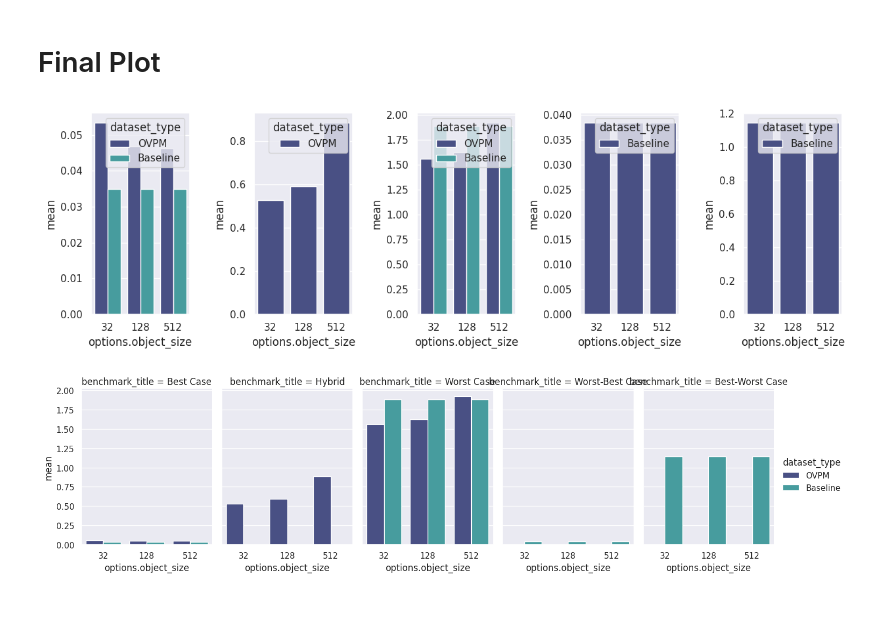
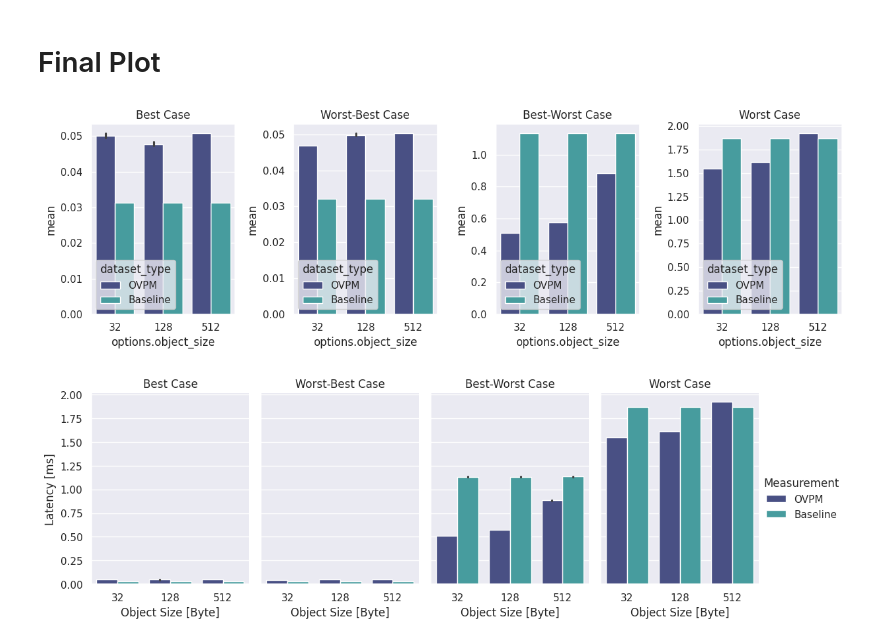
Before and after one commit to markus-gerber/vnv-heap, a Jupyter notebook: zephyr/vnv_heap_benchmark/analysis/get_ref_new.ipynb, the cells around one changed output. Drawn from its saved outputs; the diff is of its cells as text; code cells hidden in the pictures; blank space fills up the shorter version.

Commit message:
finished new get benchmarks

```diff
--- a/zephyr/vnv_heap_benchmark/analysis/get_ref_new.ipynb
+++ b/zephyr/vnv_heap_benchmark/analysis/get_ref_new.ipynb
@@ -3,7 +3,7 @@
 # %%
 # select measurement file
 #file_name = "../output/2024-05-22 10-14-20 get1.json"
-file_name = "../output/2024-11-19 11-10-13 full small.json"
+file_name = "../output/2024-11-21 22-03-08 full small.json"
 
 # select style options
 grey_fill_between = False
@@ -27,15 +27,17 @@ import pandas as pd
 ovpm = convert_datasets(
     raw_data,
     "OVPM",
-    [("get_min", "Best Case"), ("get_case_1", "Hybrid"), ("get_max", "Worst Case")],
-    ["mean", "min", "max", "options.object_size", "options.blocker_size", "options.blocker_count", "options.modules", "machine_name", "cold_start", "repetitions"]
+    [("get_min", "Best Case"), ("get_max_min", "Worst-Best Case"), ("get_min_max", "Best-Worst Case"), ("get_max", "Worst Case")],
+    ["mean", "min", "max", "options.object_size", "options.blocker_size", "options.blocker_count", "options.modules", "machine_name", "cold_start", "repetitions"],
+    unwrapped=True
 )
 
 baseline = convert_datasets(
     raw_data,
     "Baseline",
     [("baseline_get_min", "Best Case"), ("baseline_get_max_min", "Worst-Best Case"), ("baseline_get_min_max", "Best-Worst Case"), ("baseline_get_max", "Worst Case")],
-    ["mean", "min", "max", "options.object_size", "options.bucket_size", "options.modules", "machine_name", "cold_start", "repetitions"]
+    ["mean", "min", "max", "options.object_size", "options.bucket_size", "options.modules", "machine_name", "cold_start", "repetitions"],
+    unwrapped=True
 )
 
 dataset = pd.concat([ovpm, baseline])
@@ -109,8 +111,9 @@ for benchmark_title in titles:
         data=filtered,
         x="options.object_size", y="mean", hue="dataset_type",
         #errorbar="sd", alpha=.8, height=6,
-        ax=axes[i],
+        ax=axes[i]
     )
+    g.set_title(benchmark_title)
     i += 1
 
 
@@ -118,24 +121,29 @@ plt.close(2)
 plt.close(3)
 plt.tight_layout()
 # %% [output]
-[figure, old version]
+[figure, new version]
 # %%
 from util.plot import set_theme
 from util.convert import scale_data, scale_and_filter_data
 import seaborn as sns
 import matplotlib.pyplot as plt
 from matplotlib import gridspec
 
 set_theme(colors=2)
 
 unit = "ms"
 filtered = scale_and_filter_data(dataset, unit, plotted_object_sizes)
 
 g = sns.catplot(
     data=filtered,
     kind="bar",
     x="options.object_size", y="mean", hue="dataset_type", col="benchmark_title",
-    errorbar="sd", alpha=1, aspect=.7, height=4
+
+    errorbar="sd", alpha=1, aspect=.7, height=4,
 )
+g.set_titles("{col_name}")
+g.set(xlabel='Object Size [Byte]', ylabel='Latency [ms]')
+
+g.legend.set_title("Measurement")
 # %% [output]
-[figure, old version]
+[figure, new version]
```
Also changed, not shown: parts of 2 cells of this notebook, 5 other files.
